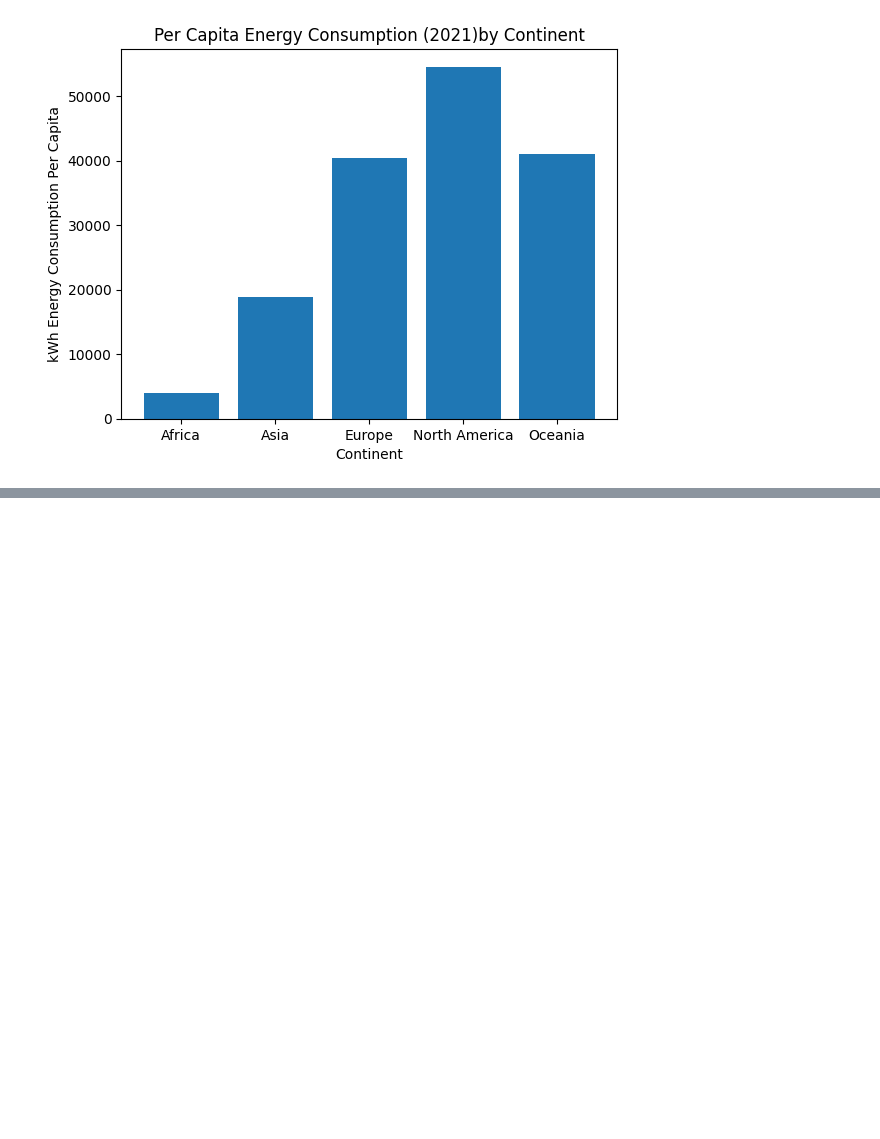
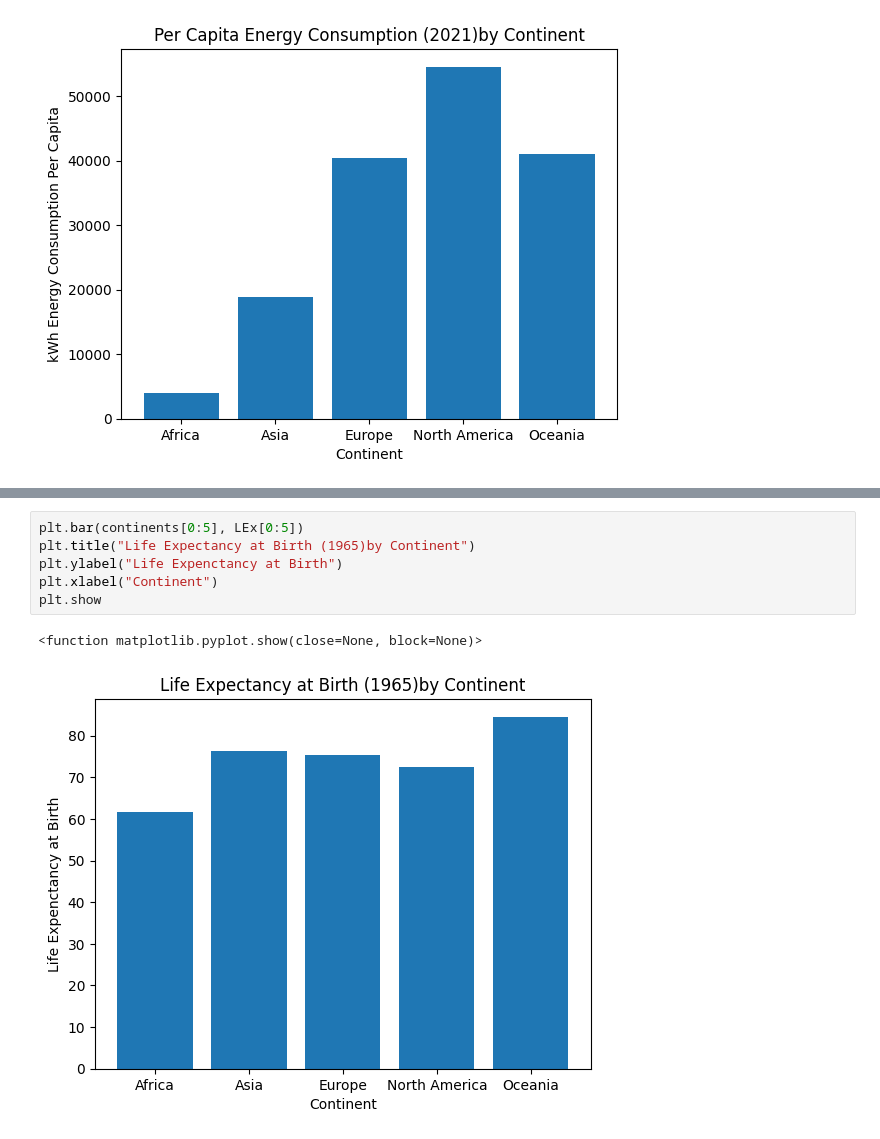
Before and after one commit to Faith-Hall/Group-Project-1, a Jupyter notebook: analysis_2.ipynb, the cells around one changed output, grey strips where cells are left out. Drawn from its saved outputs; the diff is of its cells as text; blank space fills up the shorter version.

```diff
--- a/analysis_2.ipynb
+++ b/analysis_2.ipynb
@@ -71,0 +113,9 @@ plt.show
+# %%
+plt.bar(continents[0:5], LEx[0:5])
+plt.title("Life Expectancy at Birth (1965)by Continent")
+plt.ylabel("Life Expenctancy at Birth")
+plt.xlabel("Continent")
+plt.show
+# %% [output]
+<function matplotlib.pyplot.show(close=None, block=None)>
+[figure, added]
```
Also changed, not shown: parts of 4 cells of this notebook.
